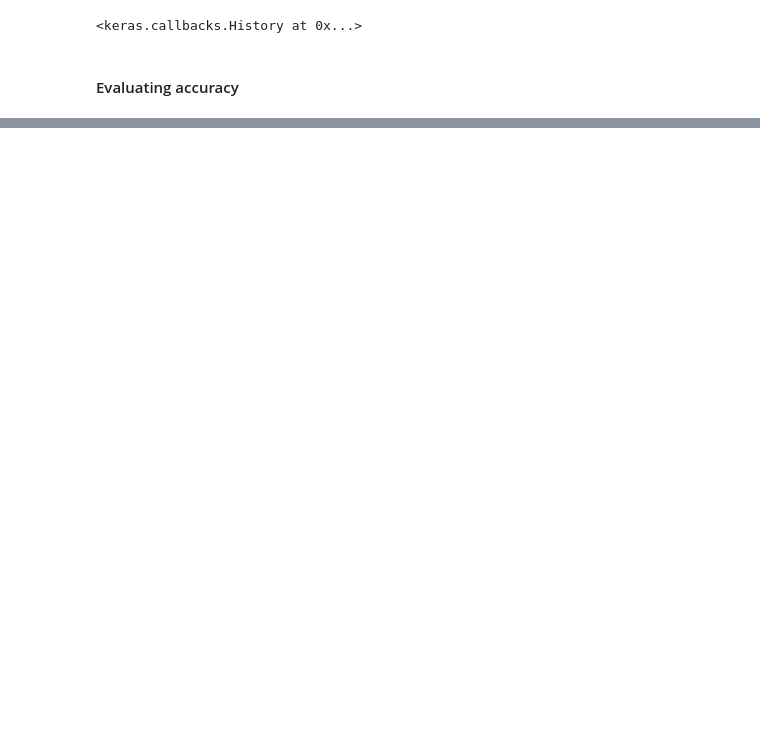
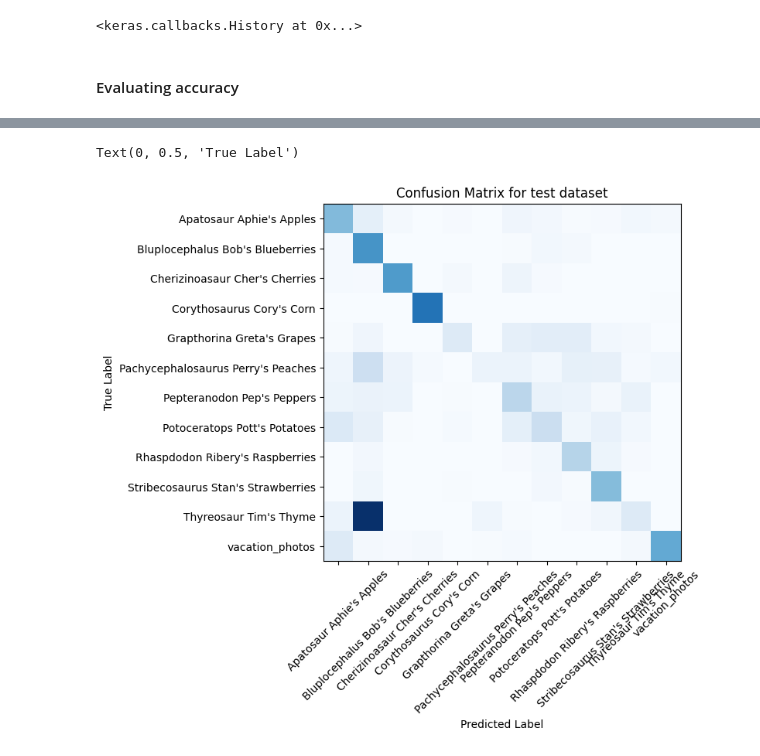
Before and after one commit to Manas-AI-Taskphase/priyanshu_sharma, a Jupyter notebook: Convolutional Neural Networks/cnn.ipynb, the cells around one changed output, grey strips where cells are left out. Cells and saved outputs as stored; diff of their text form; code cells hidden in the pictures; blank space fills up the shorter version.

```diff
--- a/Convolutional Neural Networks/cnn.ipynb
+++ b/Convolutional Neural Networks/cnn.ipynb
@@ -62,14 +63,18 @@ for i in range(9):
 # %%
 cnn = models.Sequential([
 
-    layers.Rescaling(1./255),
+    #layers.Rescaling(1./255),
 
     # cnn
-    layers.Conv2D(filters = 128, activation = 'relu', kernel_size = (3,3), input_shape = (256,256,3)),
+    layers.Conv2D(filters = 16, activation = 'relu', kernel_size = (3,3),
+                  input_shape = (256,256,3), kernel_regularizer = regularizers.l1(0.001)),
     layers.MaxPooling2D((2,2)),
-    layers.Conv2D(filters = 128, activation = 'relu', kernel_size = (3,3), input_shape = (256,256,3)),
+    #layers.Dropout(0.1), # add dropout rate of 20% to randomly drop neurons to prevent overfitting
+    layers.Conv2D(filters = 16, activation = 'relu', kernel_size = (3,3),
+                  input_shape = (256,256,3), kernel_regularizer = regularizers.l2(0.01)),
     layers.MaxPooling2D((2,2)),
-    layers.Conv2D(filters = 128, activation = 'relu', kernel_size = (3,3), input_shape = (256,256,3)),
+    layers.Conv2D(filters = 16, activation = 'relu', kernel_size = (3,3),
+                  input_shape = (256,256,3), kernel_regularizer = regularizers.l2(0.01)),
     layers.MaxPooling2D((2,2)),
 
     # dense
@@ -89,6 +94,6 @@ cnn.compile(optimizer='adam',
 cnn.fit(
   train_ds,
   validation_data=val_ds,
-  epochs=3
+  epochs=5
 )
 # %% [output]
@@ -114,0 +124,8 @@ Accuracy = 0.6188119053840637
+# %%
+predictions = np.array([])
+labels =  np.array([])
+
+for x, y in test_ds:
+    predictions = np.concatenate([predictions, np.argmax(cnn.predict(x), axis = -1)])
+    labels = np.concatenate([labels, y.numpy()])
+confusion_matrix = tf.math.confusion_matrix(labels = labels, predictions = predictions)
@@ -114,0 +150,12 @@ Accuracy = 0.6188119053840637
+# %%
+plt.figure(figsize=(8,6))
+plt.imshow(confusion_matrix, interpolation = 'nearest', cmap = plt.cm.Blues)
+plt.title('Confusion Matrix for test dataset')
+tick_marks = np.arange(len(class_names))
+plt.xticks(tick_marks, class_names, rotation=45)
+plt.yticks(tick_marks, class_names)
+plt.xlabel('Predicted Label')
+plt.ylabel('True Label')
+# %% [output]
+Text(0, 0.5, 'True Label')
+[figure, added]
```
Also changed, not shown: parts of 8 cells of this notebook.
